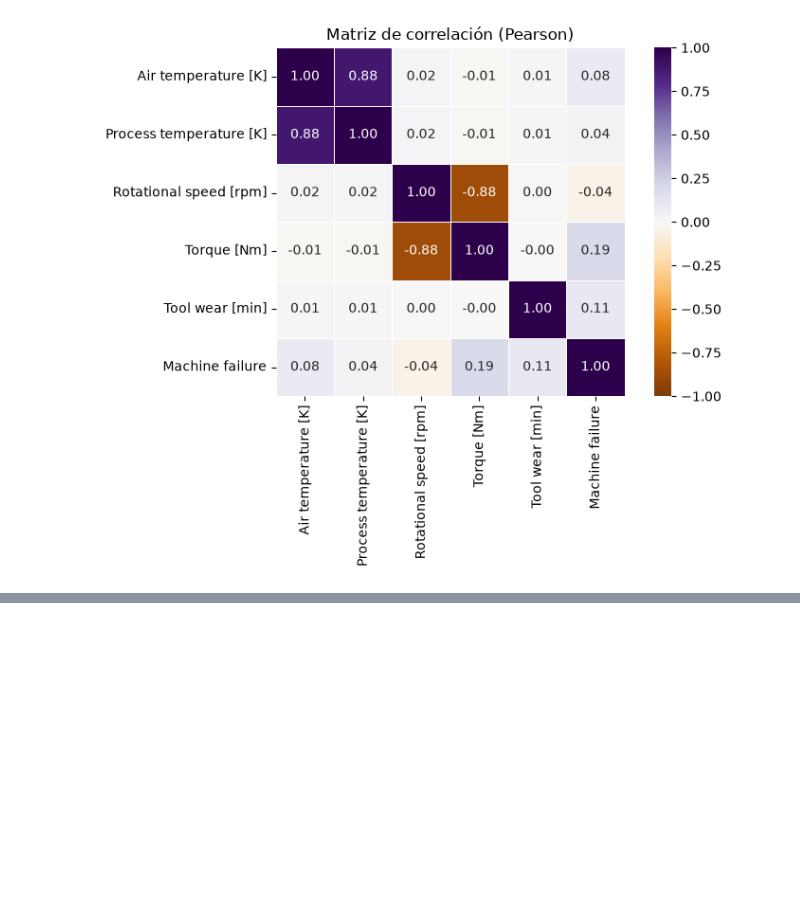
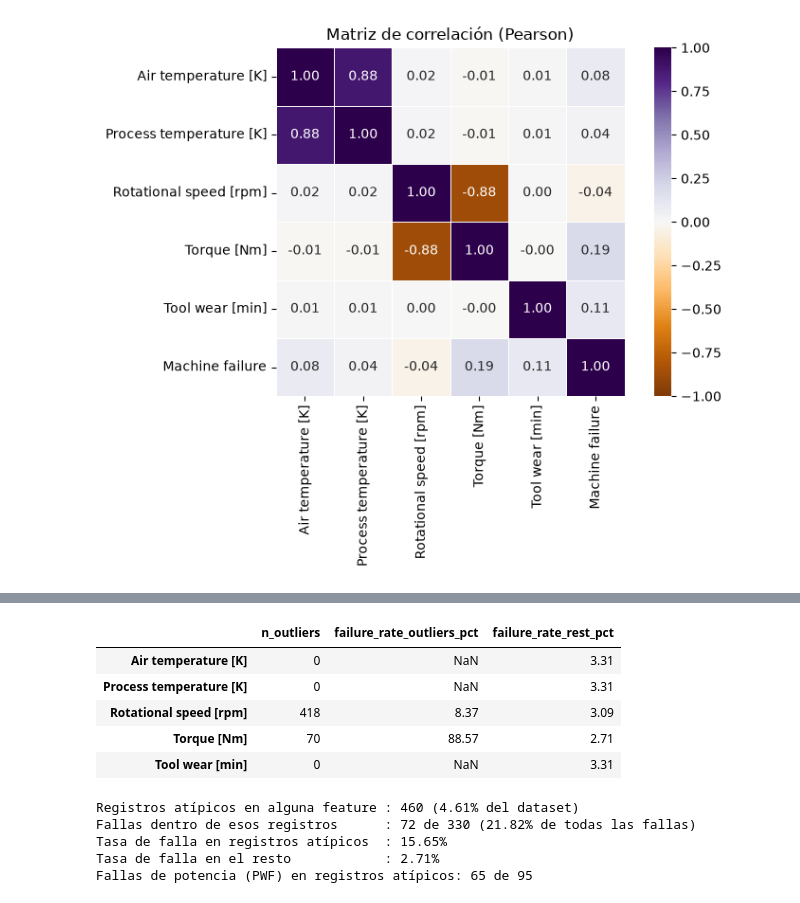
Before and after one commit to itdsanchez-stack/MLOps-W03, a Jupyter notebook: Draft_Notebook_Baseline_SanchezDaniel.ipynb, the cells around one changed output, grey strips where cells are left out. Saved outputs shown, nothing was run; the diff lists cells and outputs as text; code cells hidden in the pictures; blank space fills up the shorter version.

```diff
--- a/Draft_Notebook_Baseline_SanchezDaniel.ipynb
+++ b/Draft_Notebook_Baseline_SanchezDaniel.ipynb
@@ -453,0 +542,11 @@ plt.show()
+# %%
+# Número de modos de falla activos en cada registro
+n_active_modes = df_clean[FAILURE_MODES].sum(axis=1)
+
+# Registros que contradicen la regla documentada, en cualquiera de los dos sentidos
+inconsistent = (((df_clean[TARGET] == 1) & (n_active_modes == 0)) |
+                ((df_clean[TARGET] == 0) & (n_active_modes > 0))
+)
+print("Registros inconsistentes:", inconsistent.sum())
+print("  Fallas sin modo registrado:  ", ((df_clean[TARGET] == 1) & (n_active_modes == 0)).sum())
+print("  Modo de falla sin falla:     ", ((df_clean[TARGET] == 0) & (n_active_modes > 0)).sum())
@@ -453,0 +564,14 @@ plt.show()
+# %%
+# Eliminación de los registros inconsistentes
+rows_before = len(df_clean)
+failures_before = df_clean[TARGET].sum()
+df_clean = df_clean[~inconsistent].copy()
+
+print(f"Registros: {rows_before} ---> {len(df_clean)}")
+print(f"Fallas: {failures_before} ---> {df_clean[TARGET].sum()}")
+print(f"Tasa de falla: {failures_before / rows_before:.2%} ---> {df_clean[TARGET].mean():.2%}")
+
+# Verificación: ahora el target coincide con "al menos un modo de falla" en todos los registros
+rule_holds = ((df_clean[FAILURE_MODES].sum(axis=1) > 0).astype(int) == df_clean[TARGET]).mean()
+print(f"\nRegistros donde se cumple la regla documentada: {rule_holds:.2%}")
+assert rule_holds == 1, "La regla documentada no se cumple en todos los registros"
@@ -453,0 +588,42 @@ plt.show()
+# %%
+# Límites IQR de todas las features numéricas a la vez
+q1 = df_clean[NUMERIC_FEATURES].quantile(0.25)
+q3 = df_clean[NUMERIC_FEATURES].quantile(0.75)
+iqr = q3 - q1
+
+# Tabla True/False: cada celda indica si ese valor es atípico en su feature
+is_outlier = (df_clean[NUMERIC_FEATURES] < q1 - 1.5 * iqr) | (df_clean[NUMERIC_FEATURES] > q3 + 1.5 * iqr)
+
+# Registros atípicos en al menos una feature (se usa en la siguiente celda)
+outlier_any = is_outlier.any(axis=1)
+
+# Resumen: cuántos outliers hay y su tasa de falla comparada con el resto
+target = df_clean[TARGET]
+outlier_summary = pd.DataFrame({"n_outliers": is_outlier.sum(),
+                                "failure_rate_outliers_pct": is_outlier.apply(lambda mask: target[mask].mean() * 100),
+                                "failure_rate_rest_pct": is_outlier.apply(lambda mask: target[~mask].mean() * 100),
+}).round(2)
+outlier_summary
+# %% [output]
+|  | n_outliers | failure_rate_outliers_pct | failure_rate_rest_pct |
+| Air temperature [K] | 0 | NaN | 3.31 |
+| Process temperature [K] | 0 | NaN | 3.31 |
+| Rotational speed [rpm] | 418 | 8.37 | 3.09 |
+| Torque [Nm] | 70 | 88.57 | 2.71 |
+| Tool wear [min] | 0 | NaN | 3.31 |
+# %%
+# Peso de los registros atípicos dentro de la clase minoritaria
+n_failures = df_clean[TARGET].sum()
+failures_in_outliers = df_clean.loc[outlier_any, TARGET].sum()
+
+print(f"Registros atípicos en alguna feature : {outlier_any.sum()} ({outlier_any.mean():.2%} del dataset)")
+print(f"Fallas dentro de esos registros      : {failures_in_outliers} de {n_failures} ({failures_in_outliers / n_failures:.2%} de todas las fallas)")
+print(f"Tasa de falla en registros atípicos  : {df_clean.loc[outlier_any, TARGET].mean():.2%}")
+print(f"Tasa de falla en el resto            : {df_clean.loc[~outlier_any, TARGET].mean():.2%}")
+print(f"Fallas de potencia (PWF) en registros atípicos: {df_clean.loc[outlier_any, 'PWF'].sum()} de {df_clean['PWF'].sum()}")
+# %% [output]
+Registros atípicos en alguna feature : 460 (4.61% del dataset)
+Fallas dentro de esos registros      : 72 de 330 (21.82% de todas las fallas)
+Tasa de falla en registros atípicos  : 15.65%
+Tasa de falla en el resto            : 2.71%
+Fallas de potencia (PWF) en registros atípicos: 65 de 95
```
Also changed, not shown: parts of 33 cells of this notebook, 1 other file.
